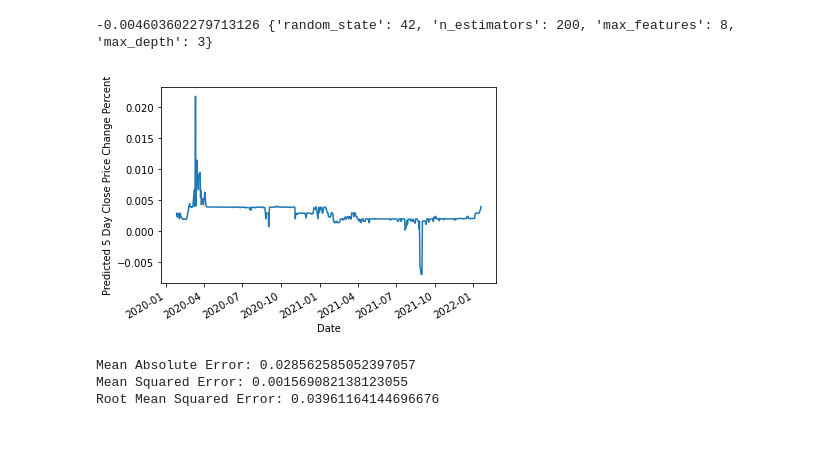
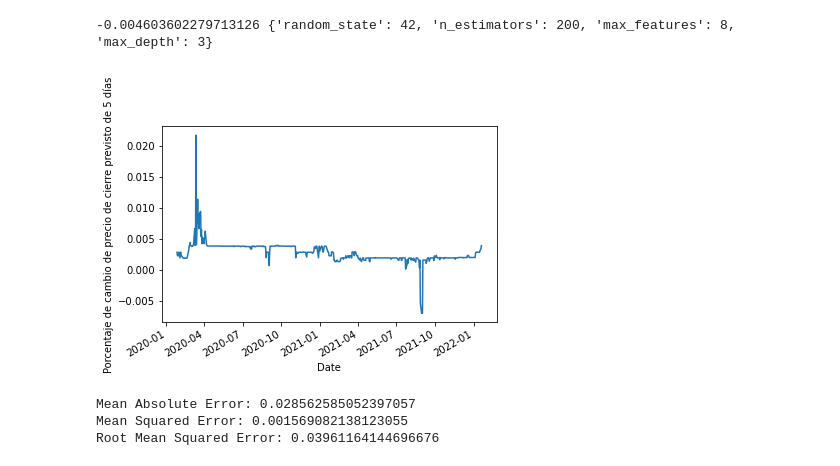
Before and after one commit to KoriAntunez/BI_Predicci-n_Bolsa_Valores, a Jupyter notebook: Modelos de predicción-Random Forest/Prediccion_Bolsa_Valores_Random_Forest.ipynb, the cells around one changed output. Drawn from its saved outputs; the diff is of its cells as text; code cells hidden in the pictures; blank space fills up the shorter version.

```diff
--- a/Modelos de predicción-Random Forest/Prediccion_Bolsa_Valores_Random_Forest.ipynb
+++ b/Modelos de predicción-Random Forest/Prediccion_Bolsa_Valores_Random_Forest.ipynb
@@ -92,13 +92,13 @@ print(test_scores[best_index], ParameterGrid(grid)[best_index])
 # %%
 rf_model = RandomForestRegressor(n_estimators=200, max_depth=3, max_features=4, random_state=42)
 rf_model.fit(X_train, y_train)
 
 y_pred = rf_model.predict(X_test)
 
 y_pred_series = pd.Series(y_pred, index=y_test.index)
 y_pred_series.plot()
-plt.ylabel("Predicted 5 Day Close Price Change Percent")
+plt.ylabel("Porcentaje de cambio de precio de cierre previsto de 5 días")
 plt.show()
 # %% [output]
-[figure, old version]
+[figure, new version]
 # %%
```
Also changed, not shown: parts of 6 cells of this notebook, 1 other file.
